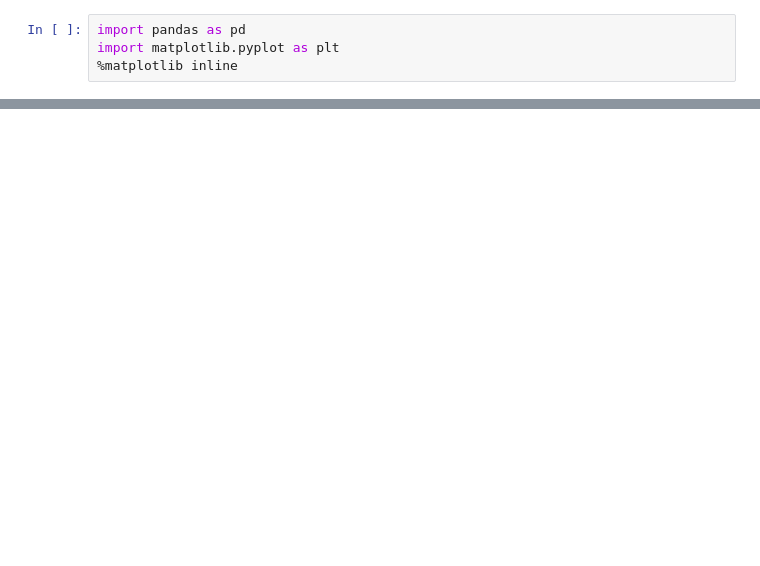
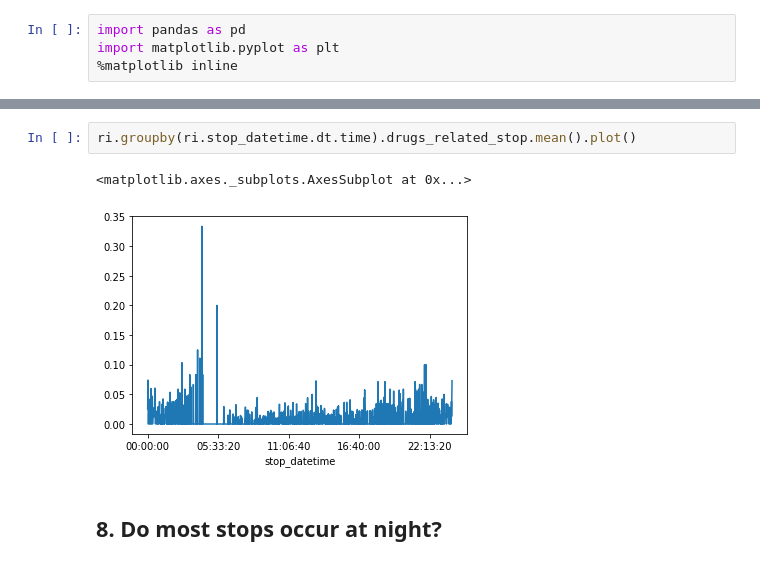
Before and after one commit to queirozsc/dataschool-pycon-2018, a Jupyter notebook: rodhe_island_analysis.ipynb, the cells around one changed output, grey strips where cells are left out. Cells and saved outputs as stored; diff of their text form; blank space fills up the shorter version.

```diff
--- a/rodhe_island_analysis.ipynb
+++ b/rodhe_island_analysis.ipynb
@@ -10,0 +319,7 @@ ri.driver_age.plot()
+# %%
+ri.groupby(ri.stop_datetime.dt.time).drugs_related_stop.mean().plot()
+# %% [output]
+<matplotlib.axes._subplots.AxesSubplot at 0x...>
+[figure, added]
+# %% [markdown]
+## 8. Do most stops occur at night?
```
Also changed, not shown: parts of 81 cells of this notebook, 1 other file.
